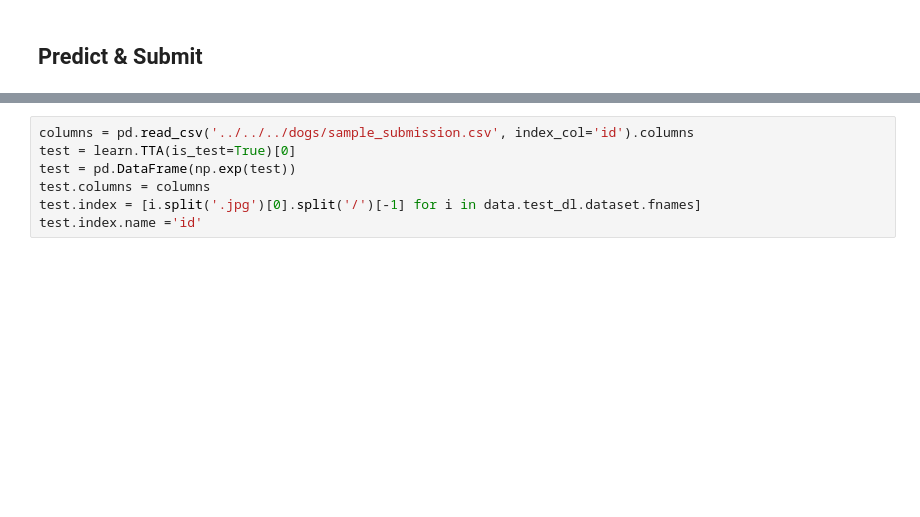
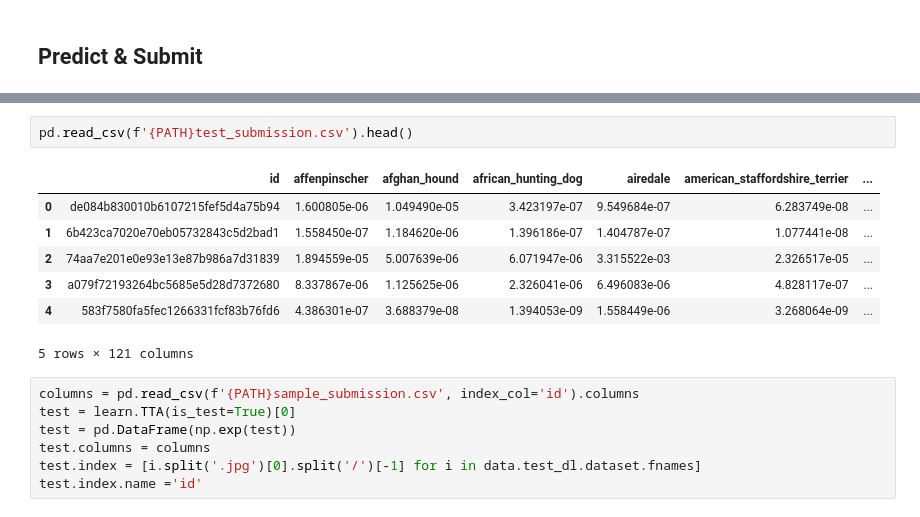
Before and after one commit to evgenysushko/fastai_course, a Jupyter notebook: notebooks/lesson1-dog-breeds.ipynb, the cells around one changed output, grey strips where cells are left out. Cells and saved outputs as stored; diff of their text form; blank space fills up the shorter version.

```diff
--- a/notebooks/lesson1-dog-breeds.ipynb
+++ b/notebooks/lesson1-dog-breeds.ipynb
@@ -262,5 +326,15 @@ test_preds = np.exp(test_preds)
+# %%
+pd.read_csv(f'{PATH}test_submission.csv').head()
+# %% [output]
+|  | id | affenpinscher | afghan_hound | african_hunting_dog | airedale | american_staffordshire_terrier | ... |
+| 0 | de084b830010b6107215fef5d4a75b94 | 1.600805e-06 | 1.049490e-05 | 3.423197e-07 | 9.549684e-07 | 6.283749e-08 | ... |
+| 1 | 6b423ca7020e70eb05732843c5d2bad1 | 1.558450e-07 | 1.184620e-06 | 1.396186e-07 | 1.404787e-07 | 1.077441e-08 | ... |
+| 2 | 74aa7e201e0e93e13e87b986a7d31839 | 1.894559e-05 | 5.007639e-06 | 6.071947e-06 | 3.315522e-03 | 2.326517e-05 | ... |
+| 3 | a079f72193264bc5685e5d28d7372680 | 8.337867e-06 | 1.125625e-06 | 2.326041e-06 | 6.496083e-06 | 4.828117e-07 | ... |
+| 4 | 583f7580fa5fec1266331fcf83b76fd6 | 4.386301e-07 | 3.688379e-08 | 1.394053e-09 | 1.558449e-06 | 3.268064e-09 | ... |
+5 rows × 121 columns
 # %%
-columns = pd.read_csv('../../../dogs/sample_submission.csv', index_col='id').columns
+columns = pd.read_csv(f'{PATH}sample_submission.csv', index_col='id').columns
 test = learn.TTA(is_test=True)[0]
 test = pd.DataFrame(np.exp(test))
 test.columns = columns
```
Also changed, not shown: parts of 19 cells of this notebook.
